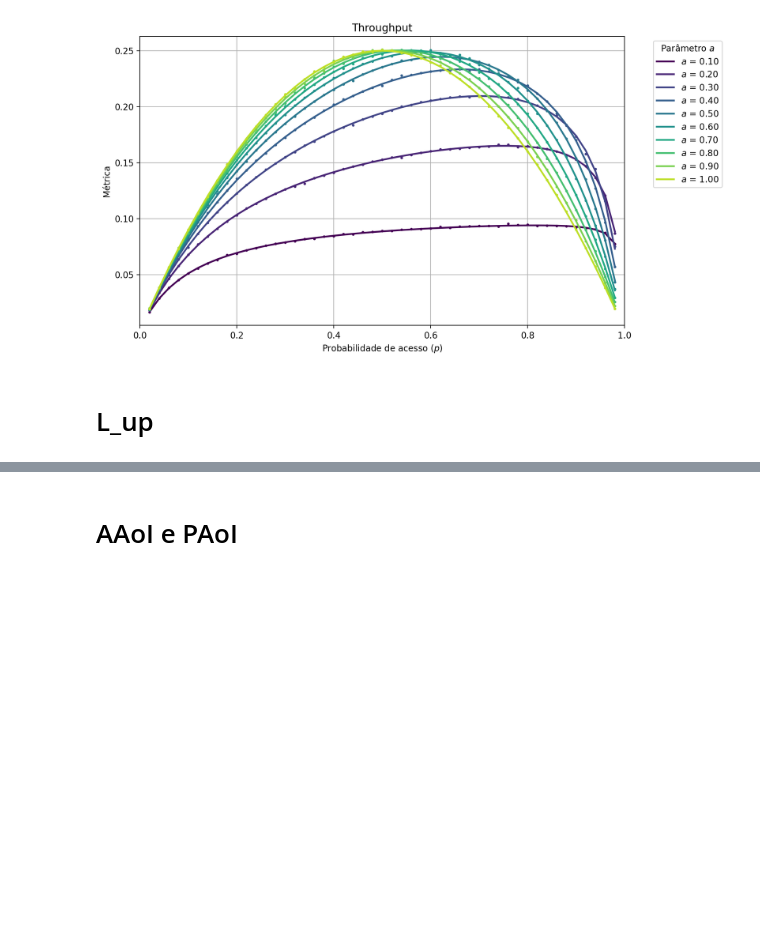
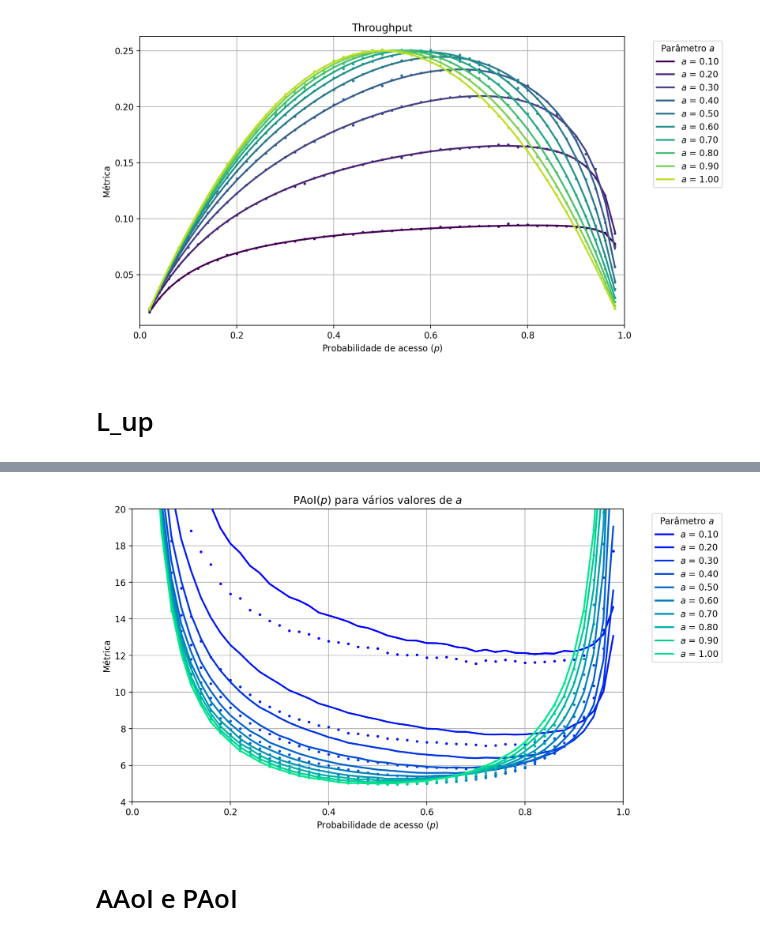
Before and after one commit to Velvet-blue/ic26-age-of-information, a Jupyter notebook: main.ipynb, the cells around one changed output, grey strips where cells are left out. Cells and saved outputs as stored; diff of their text form; code cells hidden in the pictures; blank space fills up the shorter version.

```diff
--- a/main.ipynb
+++ b/main.ipynb
@@ -158,3 +119,15 @@ plot_metric(
+# %%
+AAoI_W_up_teste = np.vectorize(lambda a, p: W_up_sim_func(a, p) + 2 / thr_func(a, p) - 1)
+plot_metric(
+    analytical_func = PAoI_sim_func,
+    simulation_data_func = AAoI_sim_func,
+    title="PAoI($p$) para vários valores de $a$",
+    cmap="winter",
+    axis="p",
+    yrange=(4, 20)
+)
+# %% [output]
+[figure, added]
 # %% [markdown]
 # AAoI e PAoI
 # %% [markdown]
```
Also changed, not shown: parts of 30 cells of this notebook, 1 other file.
